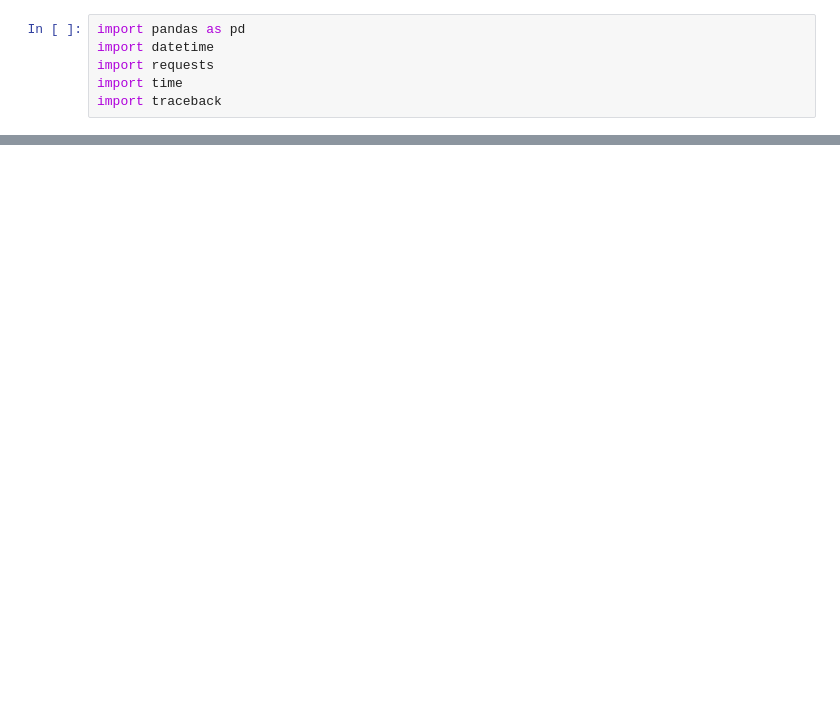
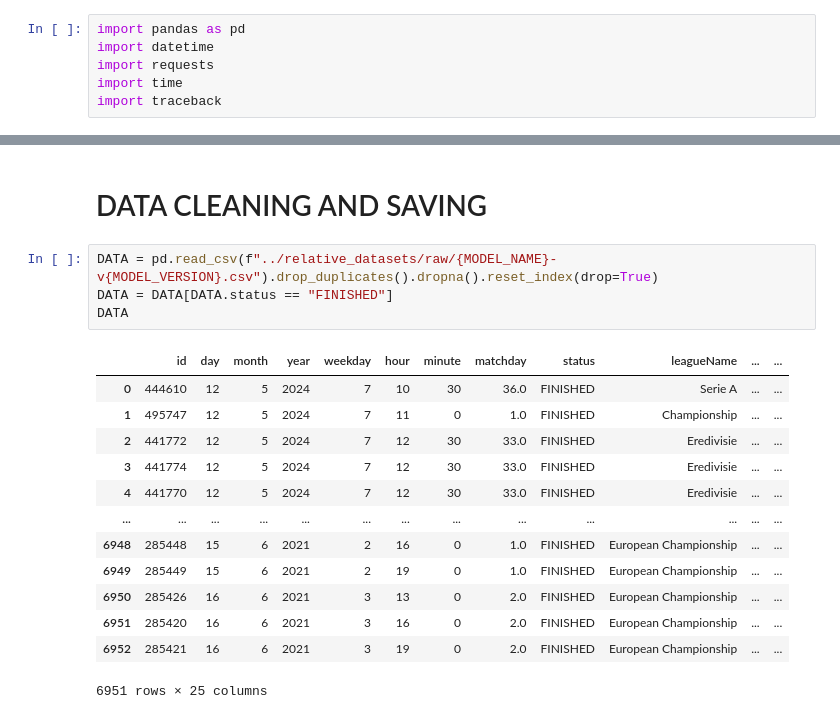
Before and after one commit to lebyanelm/neural-trained-models, a Jupyter notebook: ipynb/data_collection.ipynb, the cells around one changed output, grey strips where cells are left out. Drawn from its saved outputs; the diff is of its cells as text; blank space fills up the shorter version.

Commit message:
updates: all_leagues-1.0-vfulltime_win_outcome: bot commit - 23-18-2024_07:18:27

```diff
--- a/ipynb/data_collection.ipynb
+++ b/ipynb/data_collection.ipynb
@@ -210,3 +179,23 @@ while len(data) < TOTAL_DATA_REQUIRED:
 df = pd.DataFrame(data, columns=COLUMNS)
 df.to_csv(f"../relative_datasets/raw/{MODEL_NAME}-v{MODEL_VERSION}_{request_count}.csv", index=False)
 print("Total requests made:", request_count)
+# %% [markdown]
+# DATA CLEANING AND SAVING
+# %%
+DATA = pd.read_csv(f"../relative_datasets/raw/{MODEL_NAME}-v{MODEL_VERSION}.csv").drop_duplicates().dropna().reset_index(drop=True)
+DATA = DATA[DATA.status == "FINISHED"]
+DATA
+# %% [output]
+|  | id | day | month | year | weekday | hour | minute | matchday | status | leagueName | ... | ... |
+| 0 | 444610 | 12 | 5 | 2024 | 7 | 10 | 30 | 36.0 | FINISHED | Serie A | ... | ... |
+| 1 | 495747 | 12 | 5 | 2024 | 7 | 11 | 0 | 1.0 | FINISHED | Championship | ... | ... |
+| 2 | 441772 | 12 | 5 | 2024 | 7 | 12 | 30 | 33.0 | FINISHED | Eredivisie | ... | ... |
+| 3 | 441774 | 12 | 5 | 2024 | 7 | 12 | 30 | 33.0 | FINISHED | Eredivisie | ... | ... |
+| 4 | 441770 | 12 | 5 | 2024 | 7 | 12 | 30 | 33.0 | FINISHED | Eredivisie | ... | ... |
+| ... | ... | ... | ... | ... | ... | ... | ... | ... | ... | ... | ... | ... |
+| 6948 | 285448 | 15 | 6 | 2021 | 2 | 16 | 0 | 1.0 | FINISHED | European Championship | ... | ... |
+| 6949 | 285449 | 15 | 6 | 2021 | 2 | 19 | 0 | 1.0 | FINISHED | European Championship | ... | ... |
+| 6950 | 285426 | 16 | 6 | 2021 | 3 | 13 | 0 | 2.0 | FINISHED | European Championship | ... | ... |
+| 6951 | 285420 | 16 | 6 | 2021 | 3 | 16 | 0 | 2.0 | FINISHED | European Championship | ... | ... |
+| 6952 | 285421 | 16 | 6 | 2021 | 3 | 19 | 0 | 2.0 | FINISHED | European Championship | ... | ... |
+6951 rows × 25 columns
```
Also changed, not shown: parts of 10 cells of this notebook, 2 other files.
